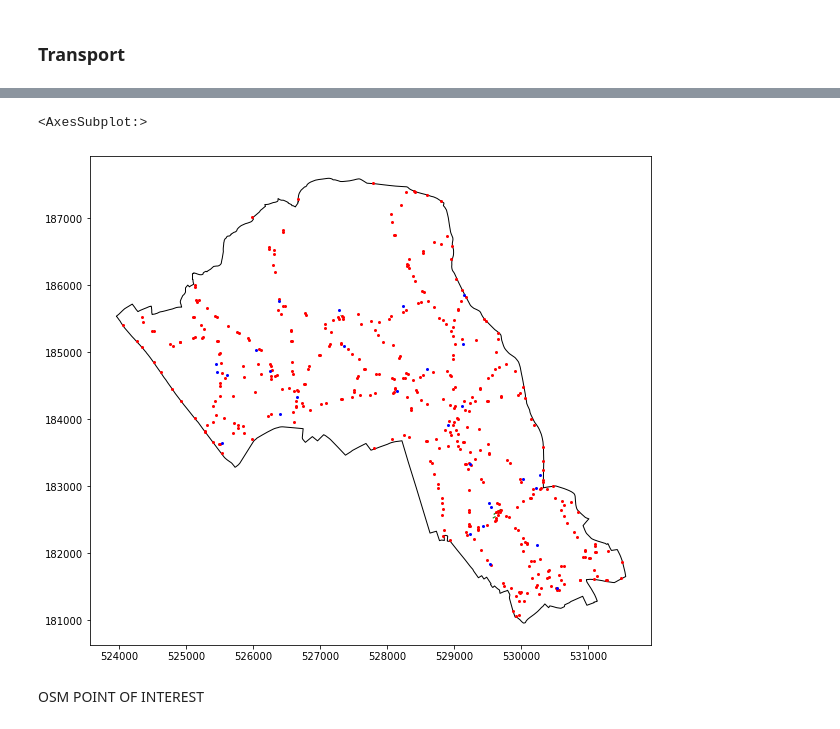
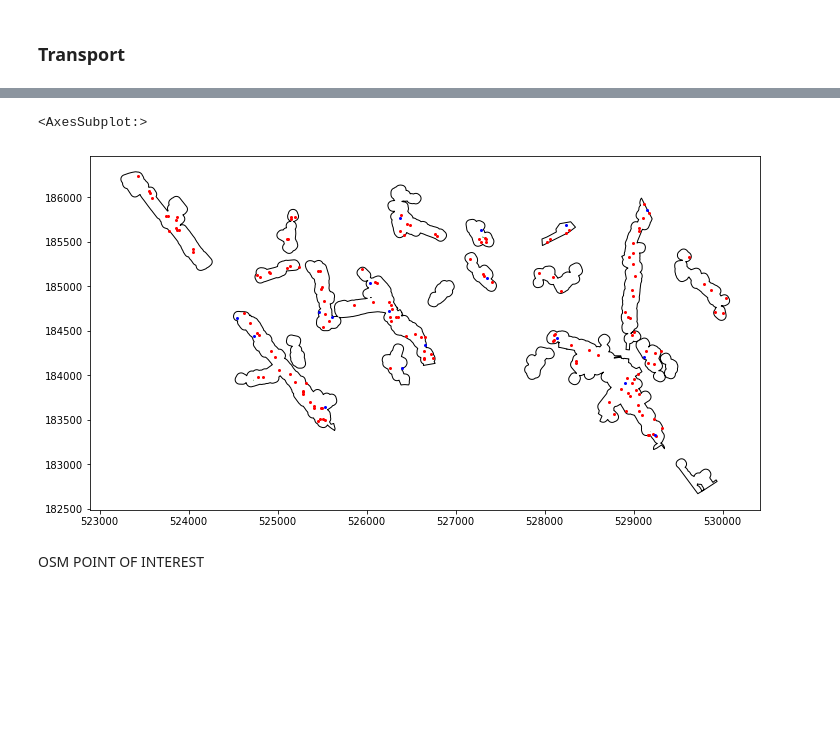
Before and after one commit to christinabotros/Camden-High-Street-Analysis, a Jupyter notebook: 5.2 Adding other datasets.ipynb, the cells around one changed output, grey strips where cells are left out. Drawn from its saved outputs; the diff is of its cells as text; code cells hidden in the pictures; blank space fills up the shorter version.

```diff
--- a/5.2 Adding other datasets.ipynb
+++ b/5.2 Adding other datasets.ipynb
@@ -45,0 +39,2 @@ CamHS = gpd.clip(GLA, Camden)
+# %%
+CamHS = gpd.read_file('Complete HS/CAMDEN_HS.shp')
@@ -45,0 +65,2 @@ CamHS = gpd.clip(GLA, Camden)
+# %%
+CamHS['highstreet_name'] = CamHS['layer']
@@ -206,7 +411,7 @@ transport1 = gpd.read_file('greater-london-latest-free.shp/gis_osm_transport_fre
 transport = transport.to_crs('EPSG:27700')
 transport1 = transport1.to_crs('EPSG:27700')
 # %%
-transport = gpd.clip(transport, Camden)
+transport = gpd.clip(transport, CamHS)
 # %%
 transport
 # %% [output]
@@ -219,6 +422,6 @@ transport
 | 185 | 913673439 | 5622 | bus_station | 24 Bus - End of Route | POLYGON ((527295.854 185550.057, ... |
 # %%
-transport1 = gpd.clip(transport1, Camden)
+transport1 = gpd.clip(transport1, CamHS)
 # %%
 transport1['fclass'] = transport1['fclass'].astype('category')
 # %%
@@ -278,13 +481,13 @@ CamHS
 # %%
 fig, ax = plt.subplots(1,1, figsize=(12,9))
 
-Camden.plot(edgecolor="black", facecolor='white', ax=ax)
+CamHS.plot(edgecolor="black", facecolor='white', ax=ax)
 transport.plot(color= "green", markersize=4, ax=ax)
 bus.plot(color= "red", markersize=4, ax=ax)
 train.plot(color= "blue", markersize=4, ax=ax)
 # %% [output]
 <AxesSubplot:>
-[figure, old version]
+[figure, new version]
 # %% [markdown]
 OSM POINT OF INTEREST
 # %%
```
Also changed, not shown: parts of 203 cells of this notebook, 6 other files.
